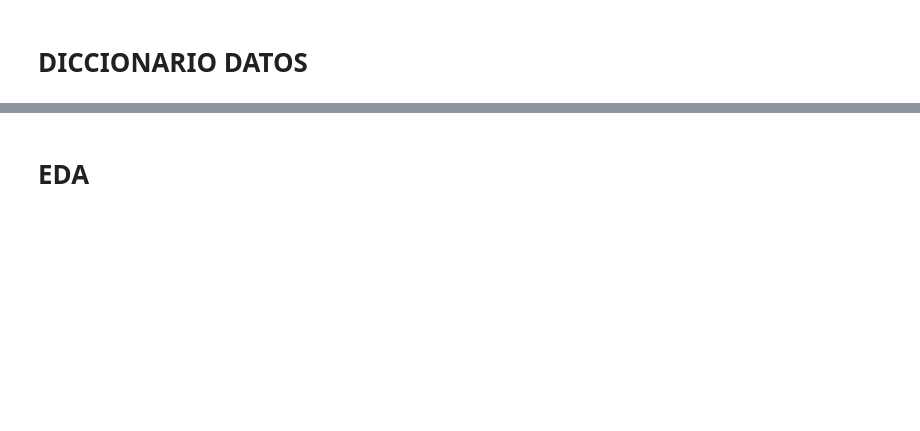
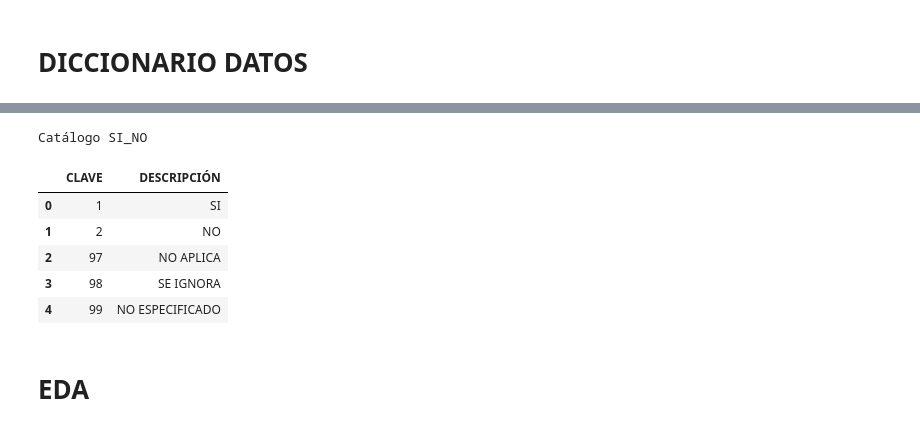
Before and after one commit to miguelzpresa/Covid-LATAM-Study, a Jupyter notebook: eda.ipynb, the cells around one changed output, grey strips where cells are left out. Cells and saved outputs as stored; diff of their text form; code cells hidden in the pictures; blank space fills up the shorter version.

```diff
--- a/eda.ipynb
+++ b/eda.ipynb
@@ -25,4 +23,2 @@ os.listdir(path)
 # %% [markdown]
 # DICCIONARIO DATOS
-# %%
-di = pd.read_csv(path + "diccionario_datos_covid19.csv", encoding="latin1")
@@ -30,0 +28,3 @@ FileNotFoundError: [Errno 2] No such file or directory: './datasets/diccionario_
+# %%
+sheets = list(di.keys())
+sheets
@@ -31,3 +43,15 @@ FileNotFoundError: [Errno 2] No such file or directory: './datasets/diccionario_
+# %%
+n=5
+print(sheets[n])
+di[sheets[n]]
+# %% [output]
+Catálogo SI_NO
+|  | CLAVE | DESCRIPCIÓN |
+| 0 | 1 | SI |
+| 1 | 2 | NO |
+| 2 | 97 | NO APLICA |
+| 3 | 98 | SE IGNORA |
+| 4 | 99 | NO ESPECIFICADO |
 # %% [markdown]
 # EDA
 # %%
```
Also changed, not shown: parts of 12 cells of this notebook.
